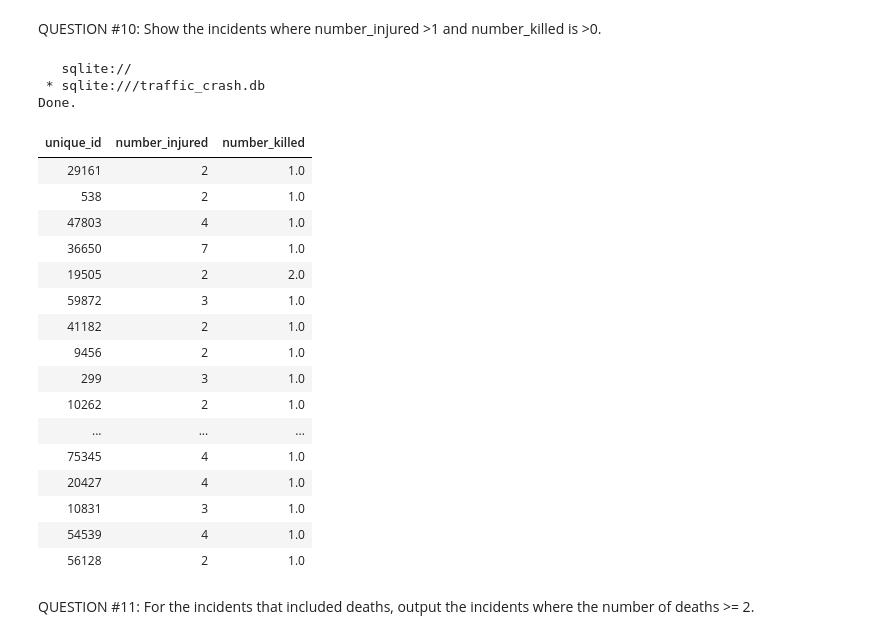
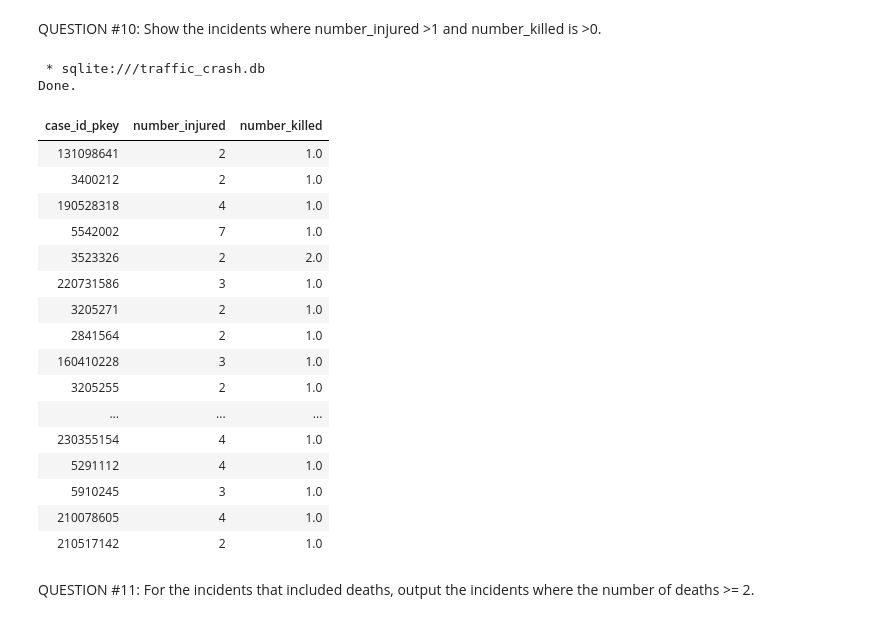
Before and after one commit to KarenZ2023/SF_Car_Crashes, a Jupyter notebook: Data_Exploration_SQL.ipynb, the cells around one changed output. Cells and saved outputs as stored; diff of their text form; code cells hidden in the pictures.

```diff
--- a/Data_Exploration_SQL.ipynb
+++ b/Data_Exploration_SQL.ipynb
@@ -382,35 +380,34 @@ QUESTION #10: Show the incidents where number_injured >1 and number_killed is >0
 # %%
 %%sql
 
 SELECT
-    unique_id,
+    case_id_pkey,
     number_injured,
     number_killed
 FROM
     view_traffic_crash_all
 WHERE
     number_injured > 1 AND number_killed > 0
 # %% [output]
-   sqlite://
  * sqlite:///traffic_crash.db
 Done.
-| unique_id | number_injured | number_killed |
-| 29161 | 2 | 1.0 |
-| 538 | 2 | 1.0 |
-| 47803 | 4 | 1.0 |
-| 36650 | 7 | 1.0 |
-| 19505 | 2 | 2.0 |
-| 59872 | 3 | 1.0 |
-| 41182 | 2 | 1.0 |
-| 9456 | 2 | 1.0 |
-| 299 | 3 | 1.0 |
-| 10262 | 2 | 1.0 |
+| case_id_pkey | number_injured | number_killed |
+| 131098641 | 2 | 1.0 |
+| 3400212 | 2 | 1.0 |
+| 190528318 | 4 | 1.0 |
+| 5542002 | 7 | 1.0 |
+| 3523326 | 2 | 2.0 |
+| 220731586 | 3 | 1.0 |
+| 3205271 | 2 | 1.0 |
+| 2841564 | 2 | 1.0 |
+| 160410228 | 3 | 1.0 |
+| 3205255 | 2 | 1.0 |
 | ... | ... | ... |
-| 75345 | 4 | 1.0 |
-| 20427 | 4 | 1.0 |
-| 10831 | 3 | 1.0 |
-| 54539 | 4 | 1.0 |
-| 56128 | 2 | 1.0 |
+| 230355154 | 4 | 1.0 |
+| 5291112 | 4 | 1.0 |
+| 5910245 | 3 | 1.0 |
+| 210078605 | 4 | 1.0 |
+| 210517142 | 2 | 1.0 |
 # %% [markdown]
 QUESTION #11: For the incidents that included deaths, output the incidents where the number of deaths >= 2.
 # %%
```
Also changed, not shown: parts of 19 cells of this notebook, 1 other file.
